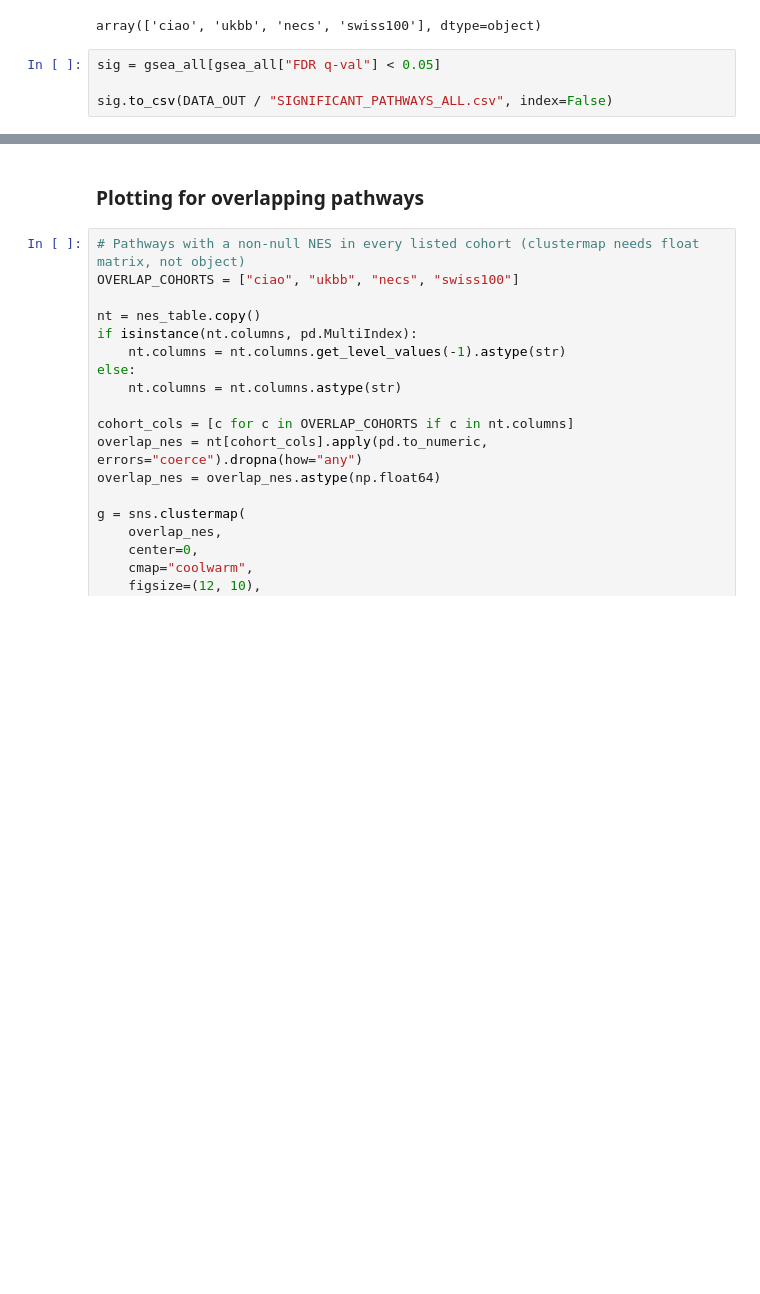
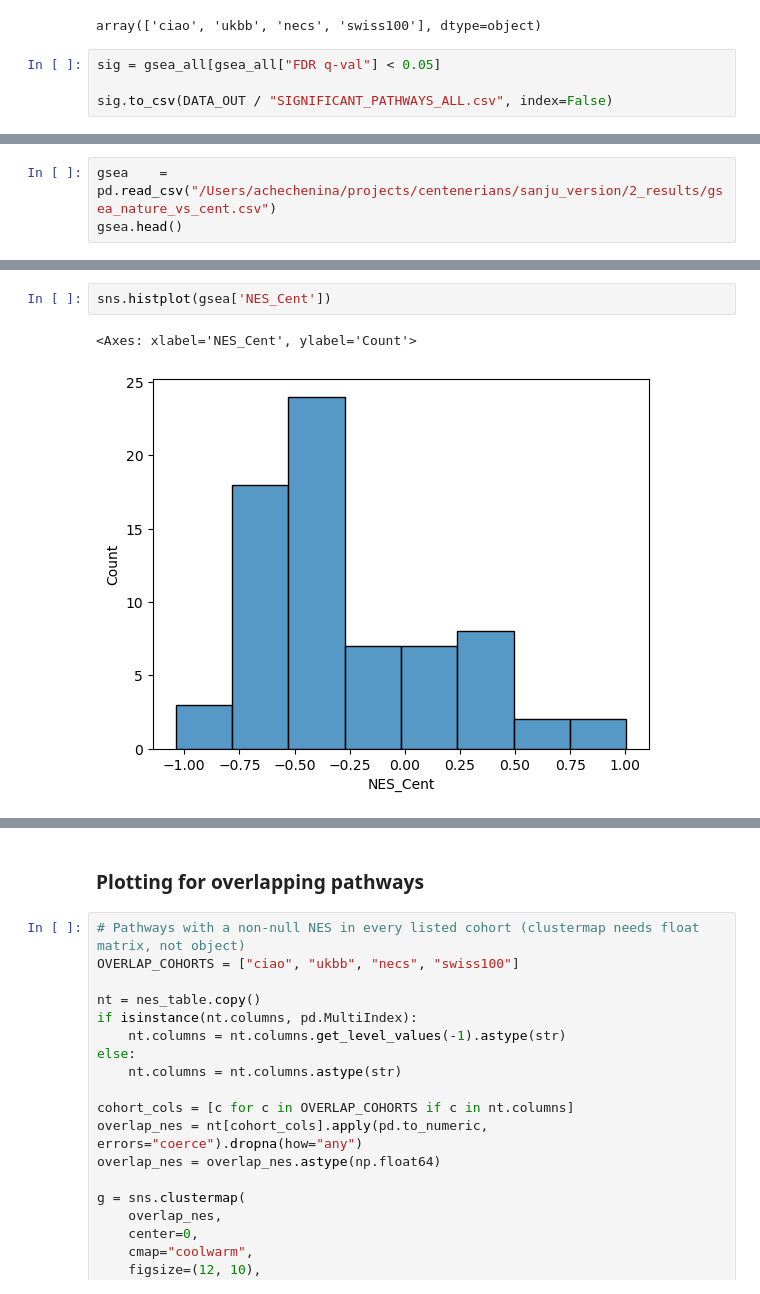
Before and after one commit to checheanya/centenarians, a Jupyter notebook: my_scripts/3_escape_analysis_pws.ipynb, the cells around one changed output, grey strips where cells are left out. Drawn from its saved outputs; the diff is of its cells as text; blank space fills up the shorter version.

```diff
--- a/my_scripts/3_escape_analysis_pws.ipynb
+++ b/my_scripts/3_escape_analysis_pws.ipynb
@@ -234,0 +238,3 @@ sig.to_csv(DATA_OUT / "SIGNIFICANT_PATHWAYS_ALL.csv", index=False)
+# %%
+gsea    = pd.read_csv("/Users/achechenina/projects/centenerians/sanju_version/2_results/gsea_nature_vs_cent.csv")
+gsea.head()
@@ -234,0 +248,5 @@ sig.to_csv(DATA_OUT / "SIGNIFICANT_PATHWAYS_ALL.csv", index=False)
+# %%
+sns.histplot(gsea['NES_Cent'])
+# %% [output]
+<Axes: xlabel='NES_Cent', ylabel='Count'>
+[figure, added]
```
Also changed, not shown: parts of 14 cells of this notebook, 5 other files.
